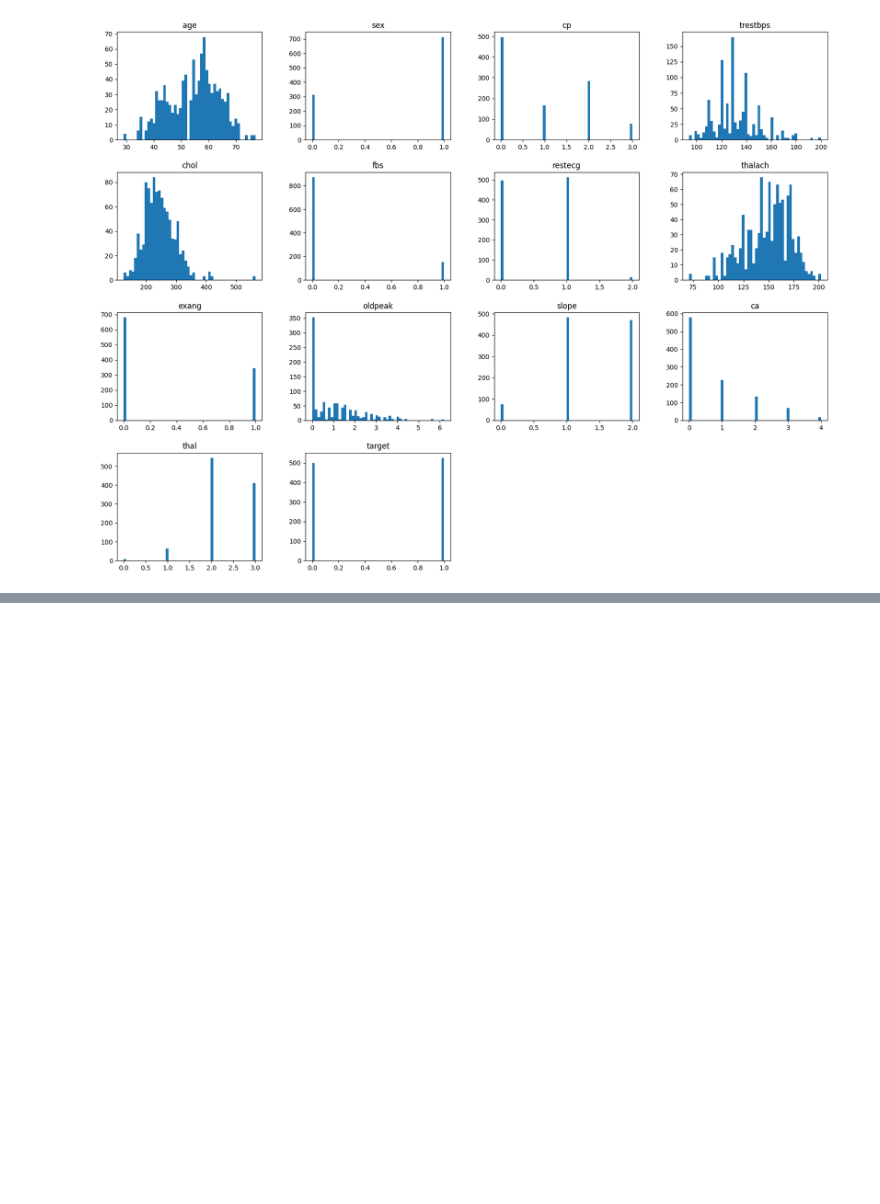
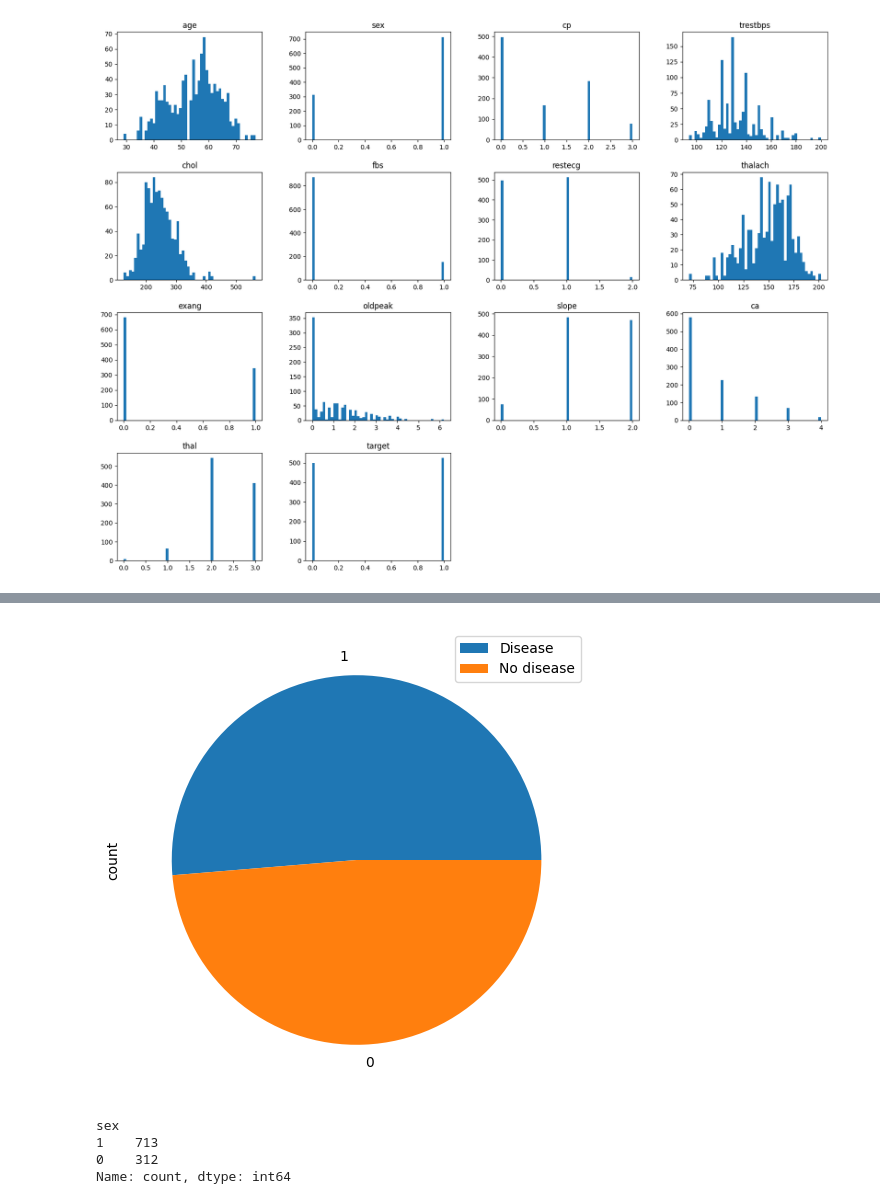
Before and after one commit to smahaduzzaman/data_anlysis, a Jupyter notebook: heart_disease_analyze.ipynb, the cells around one changed output, grey strips where cells are left out. Cells and saved outputs as stored; diff of their text form; code cells hidden in the pictures; blank space fills up the shorter version.

```diff
--- a/heart_disease_analyze.ipynb
+++ b/heart_disease_analyze.ipynb
@@ -114,0 +160,12 @@ df.describe()
+# %%
+df.target.value_counts().plot(kind = 'pie', figsize = (8, 6))
+plt.legend(["Disease", "No disease"]);
+# %% [output]
+[figure, added]
+# %%
+df.sex.value_counts()
+# %% [output]
+sex
+1    713
+0    312
+Name: count, dtype: int64
```
Also changed, not shown: parts of 64 cells of this notebook.
